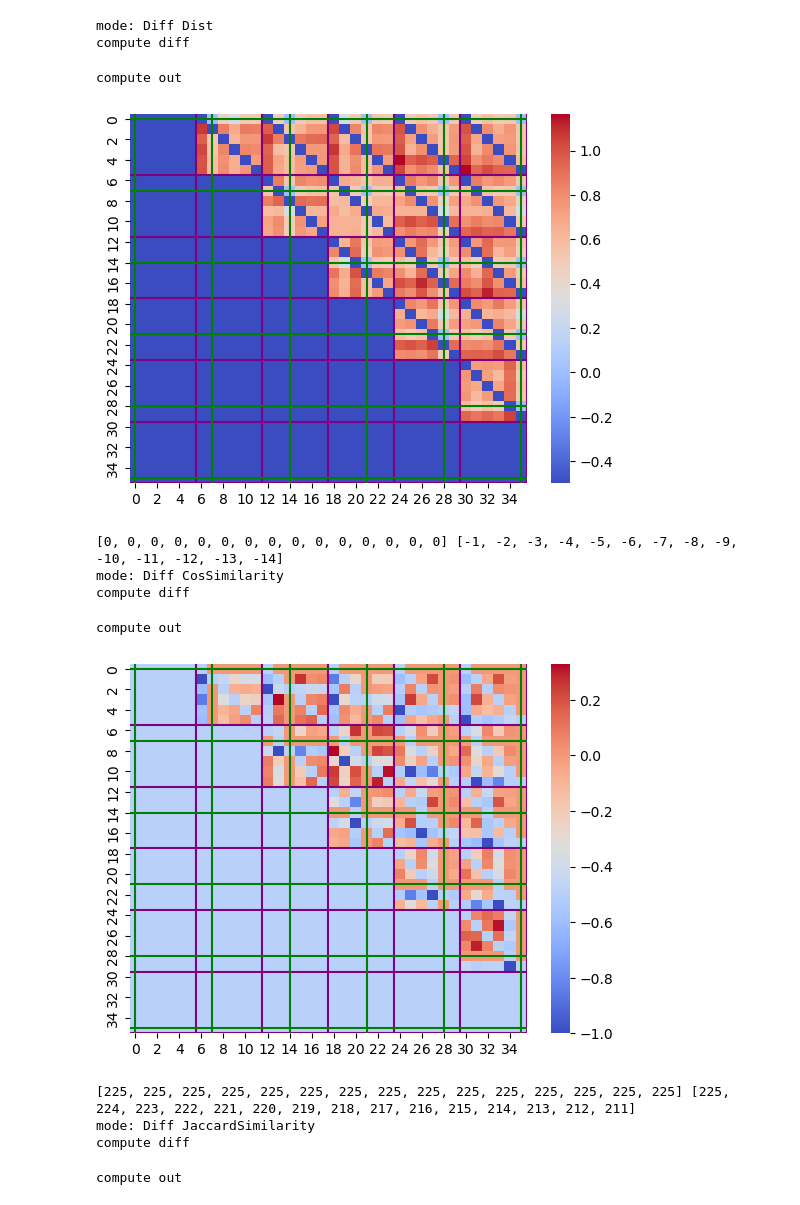
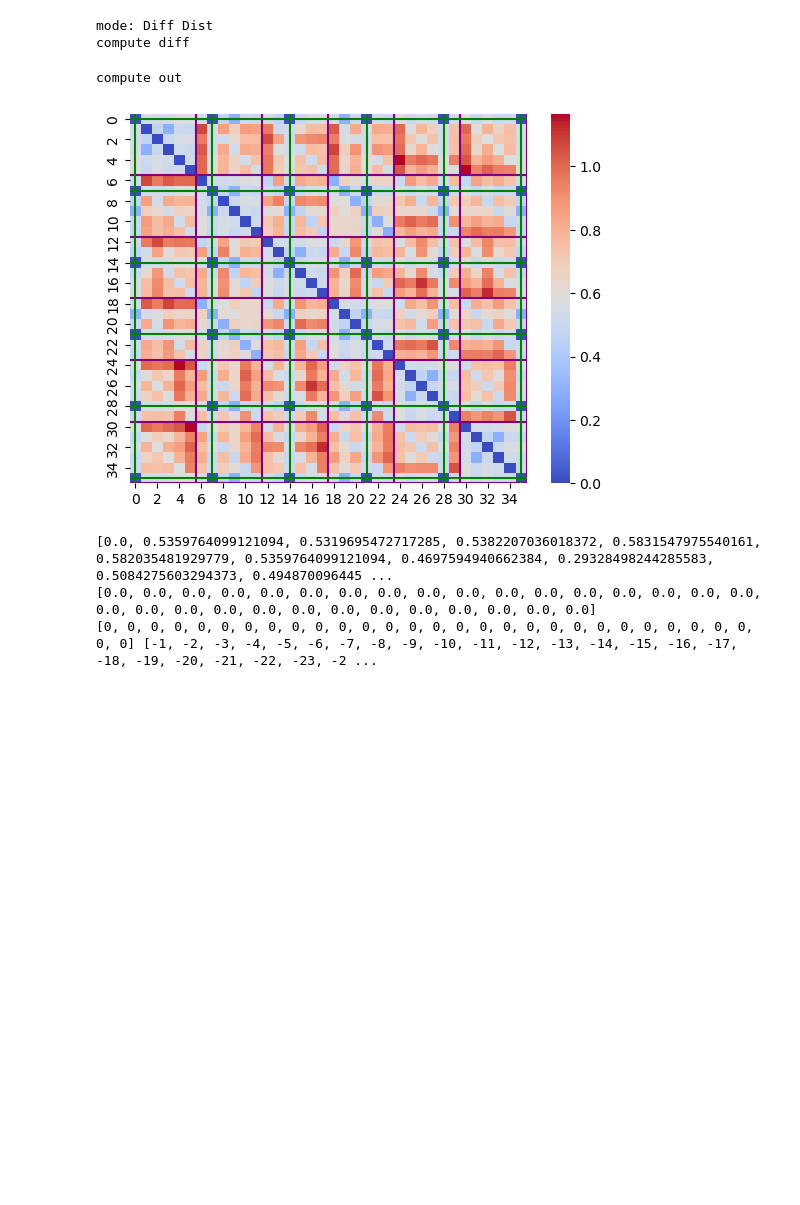
Before and after one commit to queziaa/Hierarchies, a Jupyter notebook: multilingual-e5-large.ipynb, the cells around one changed output. Cells and saved outputs as stored; diff of their text form; code cells hidden in the pictures; blank space fills up the shorter version.

```diff
--- a/multilingual-e5-large.ipynb
+++ b/multilingual-e5-large.ipynb
@@ -62,29 +64,27 @@ np.save('embeddings.npy', embeddings.cpu().detach().numpy())
 # %%
 # 读取
 import Hlib
 import numpy as np
 import torch
 embeddings = np.load('embeddings.npy')
 # 转为 tensor
 embeddings = torch.tensor(embeddings)
 
 
 for i,j in Hlib.vector_modes.items():
     for ii,jj in Hlib.diff_modes.items():
+        if i== "Cross" and ii == "JaccardSimilarity":
+            continue
         out,nonSample,trSample = Hlib.plt_seaborn(embeddings,6,i,ii)
+        print(nonSample)
+        print(trSample)
         a,b = Hlib.find_ordered_positions(nonSample, trSample)
         print(a,b)
 # %% [output]
 mode: Diff Dist
 compute diff
 compute out
-[figure, old version]
+[figure, new version]
-[0, 0, 0, 0, 0, 0, 0, 0, 0, 0, 0, 0, 0, 0, 0] [-1, -2, -3, -4, -5, -6, -7, -8, -9, -10, -11, -12, -13, -14]
-mode: Diff CosSimilarity
-compute diff
+[0.0, 0.5359764099121094, 0.5319695472717285, 0.5382207036018372, 0.5831547975540161, 0.582035481929779, 0.5359764099121094, 0.4697594940662384, 0.29328498244285583, 0.5084275603294373, 0.494870096445 ...
+[0.0, 0.0, 0.0, 0.0, 0.0, 0.0, 0.0, 0.0, 0.0, 0.0, 0.0, 0.0, 0.0, 0.0, 0.0, 0.0, 0.0, 0.0, 0.0, 0.0, 0.0, 0.0, 0.0, 0.0, 0.0, 0.0, 0.0, 0.0, 0.0, 0.0]
+[0, 0, 0, 0, 0, 0, 0, 0, 0, 0, 0, 0, 0, 0, 0, 0, 0, 0, 0, 0, 0, 0, 0, 0, 0, 0, 0, 0, 0, 0] [-1, -2, -3, -4, -5, -6, -7, -8, -9, -10, -11, -12, -13, -14, -15, -16, -17, -18, -19, -20, -21, -22, -23, -2 ...
-compute out
-[figure, removed]
-[225, 225, 225, 225, 225, 225, 225, 225, 225, 225, 225, 225, 225, 225, 225] [225, 224, 223, 222, 221, 220, 219, 218, 217, 216, 215, 214, 213, 212, 211]
-mode: Diff JaccardSimilarity
-compute diff
-compute out
```
Also changed, not shown: parts of 5 cells of this notebook, 2 other files.
